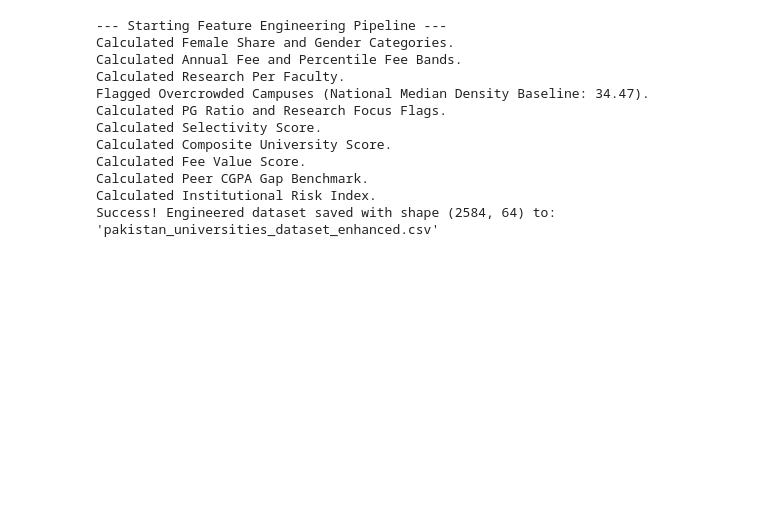
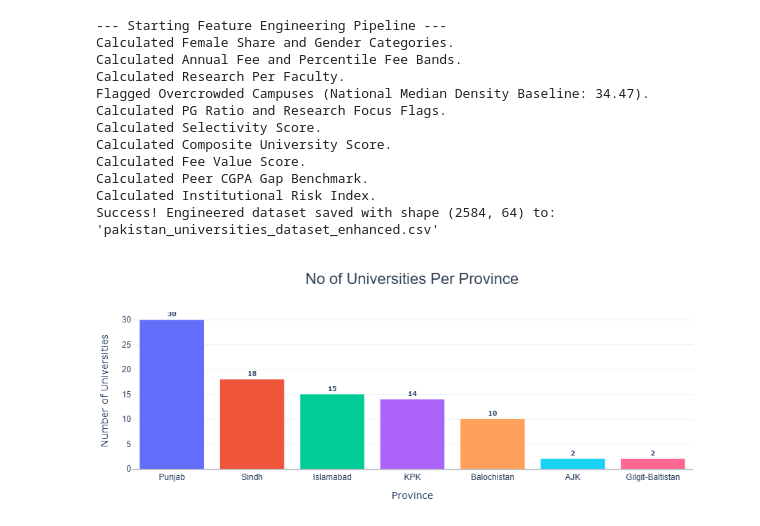
Before and after one commit to faizantoheed456/pak-uni-eda-dashboard, a Jupyter notebook: EDA_of_Pakistani_Universities.ipynb, the cells around one changed output. Cells and saved outputs as stored; diff of their text form; code cells hidden in the pictures; blank space fills up the shorter version.

Commit message:
EDA: Creating a pipeline for Visualization

```diff
--- a/EDA_of_Pakistani_Universities.ipynb
+++ b/EDA_of_Pakistani_Universities.ipynb
@@ -595,3 +596,51 @@ Calculated Fee Value Score.
 Calculated Peer CGPA Gap Benchmark.
 Calculated Institutional Risk Index.
 Success! Engineered dataset saved with shape (2584, 64) to: 'pakistan_universities_dataset_enhanced.csv'
+# %%
+#bar chart
+
+total_uni_pro = c_uni_data.groupby('Province', observed=False)['UNI_Name'].nunique().sort_values(ascending=False)
+
+fig = px.bar(
+    total_uni_pro,
+    x=total_uni_pro.index,
+    y=total_uni_pro.values,
+    color=total_uni_pro.index,
+    text_auto=True,
+    title='No of Universities Per Province',
+    labels={"x": "Province", "y": "Number of Universities"},
+    color_discrete_sequence=px.colors.qualitative.Plotly
+)
+
+fig.update_layout(
+    title_font=dict(size=22, family="Arial", color="#2c3e50"),
+    title_x=0.5,
+    showlegend=False,
+    plot_bgcolor="rgba(0,0,0,0)",
+    paper_bgcolor="rgba(0,0,0,0)",
+    margin=dict(l=50, r=50, t=80, b=50),
+)
+
+fig.update_xaxes(
+    showline=True,
+    linewidth=2,
+    linecolor="#bdc3c7",
+    gridcolor="rgba(0,0,0,0)",
+    tickfont=dict(size=12, family="Arial"),
+)
+
+fig.update_yaxes(
+    showgrid=True,
+    gridcolor="#ecf0f1",
+    tickfont=dict(size=12, family="Arial"),
+)
+
+fig.update_traces(
+    textposition="outside",
+    textfont=dict(size=9, weight="bold"),
+    marker_line_color="rgba(0,0,0,0)",
+)
+
+fig.show()
+# %% [output]
+[figure, added]
```
Also changed, not shown: parts of 13 cells of this notebook.
